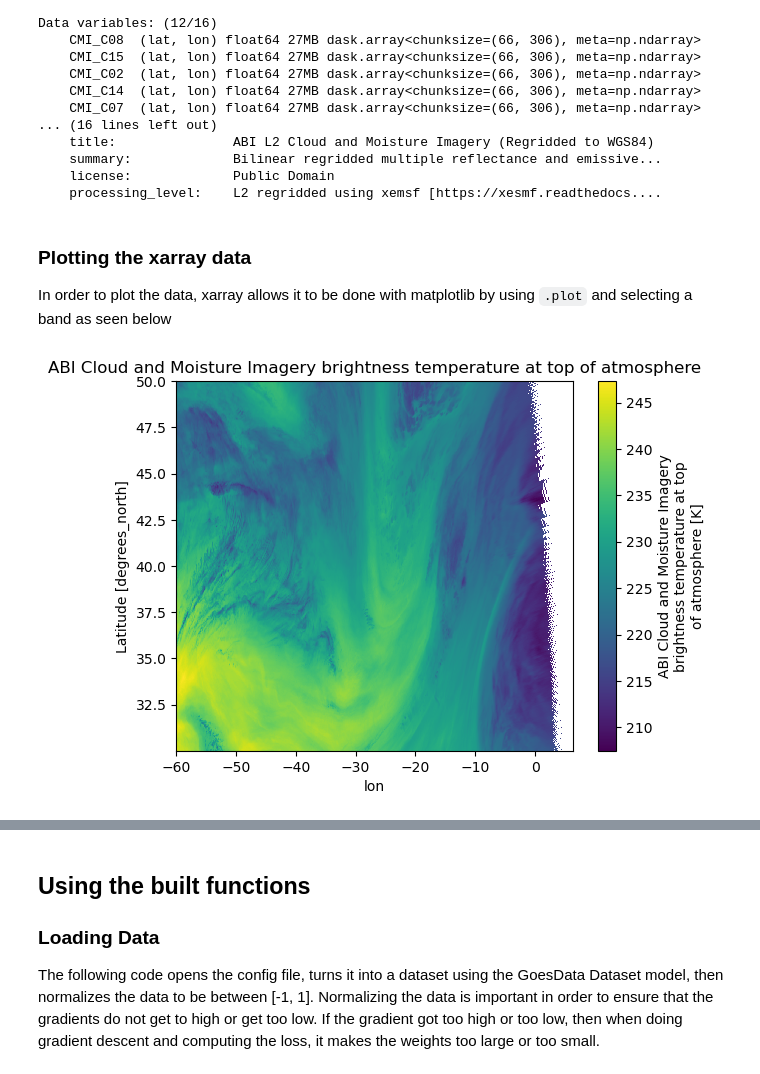
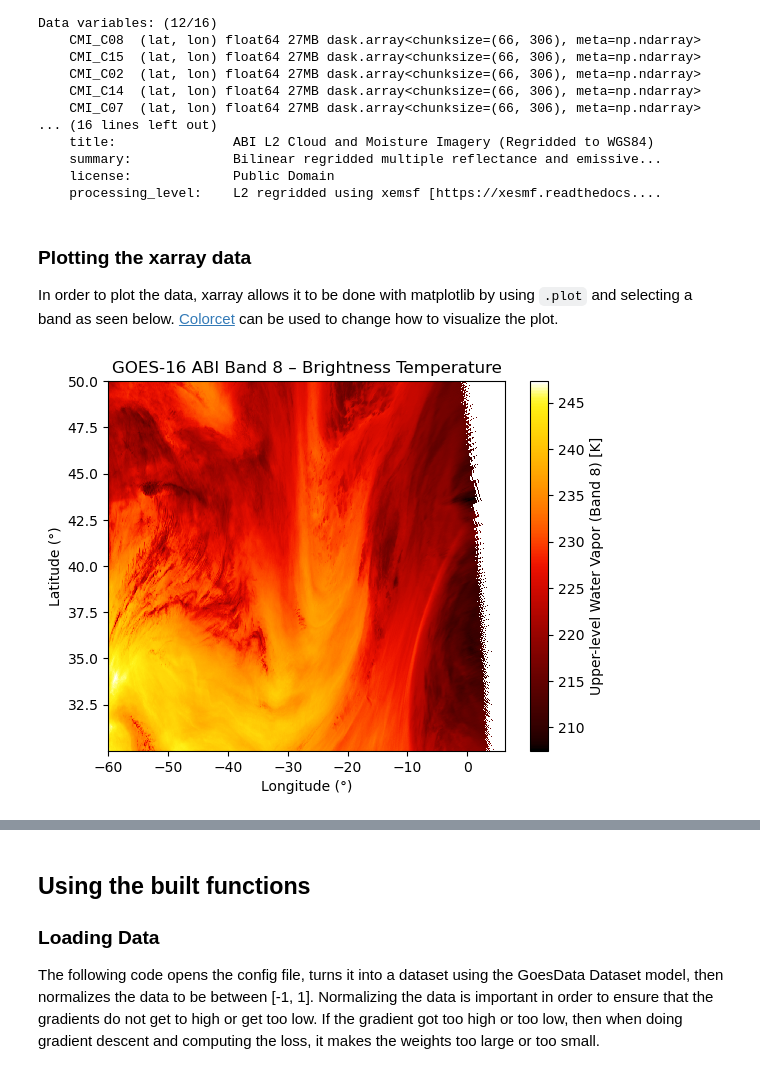
Before and after one commit to 20leebe/GOES-Finer-Tutorial, a Jupyter notebook: tutorial.ipynb, the cells around one changed output, grey strips where cells are left out. Cells and saved outputs as stored; diff of their text form; code cells hidden in the pictures.

Commit message:
Changed the graph axis and colour

````diff
--- a/tutorial.ipynb
+++ b/tutorial.ipynb
@@ -240,11 +241,18 @@ Data variables: (12/16)
     processing_level:    L2 regridded using xemsf [https://xesmf.readthedocs....
 # %% [markdown]
 ### Plotting the xarray data
-In order to plot the data, xarray allows it to be done with matplotlib by using ```.plot``` and selecting a band as seen below
+In order to plot the data, xarray allows it to be done with matplotlib by using ```.plot``` and selecting a band as seen below.
+[Colorcet](https://colorcet.holoviz.org/user_guide/index.html) can be used to change how to visualize the plot.
 # %%
 %%time
-subset.CMI_C08.plot(y='lat', x='lon')
-plt.title('ABI Cloud and Moisture Imagery brightness temperature at top of atmosphere')
+# Assign the plot result to a variable
+img = subset.CMI_C08.plot(x='lon', y='lat', cmap=cc.m_fire)
+
+# Then set axis labels, colorbar label, and title
+plt.xlabel("Longitude (°)")
+plt.ylabel("Latitude (°)")
+img.colorbar.set_label('Upper-level Water Vapor (Band 8) [K]')
+plt.title('GOES-16 ABI Band 8 – Brightness Temperature')
 plt.show()
 # %% [output]
-[figure, old version]
+[figure, new version]
````
Also changed, not shown: parts of 3 cells of this notebook.
